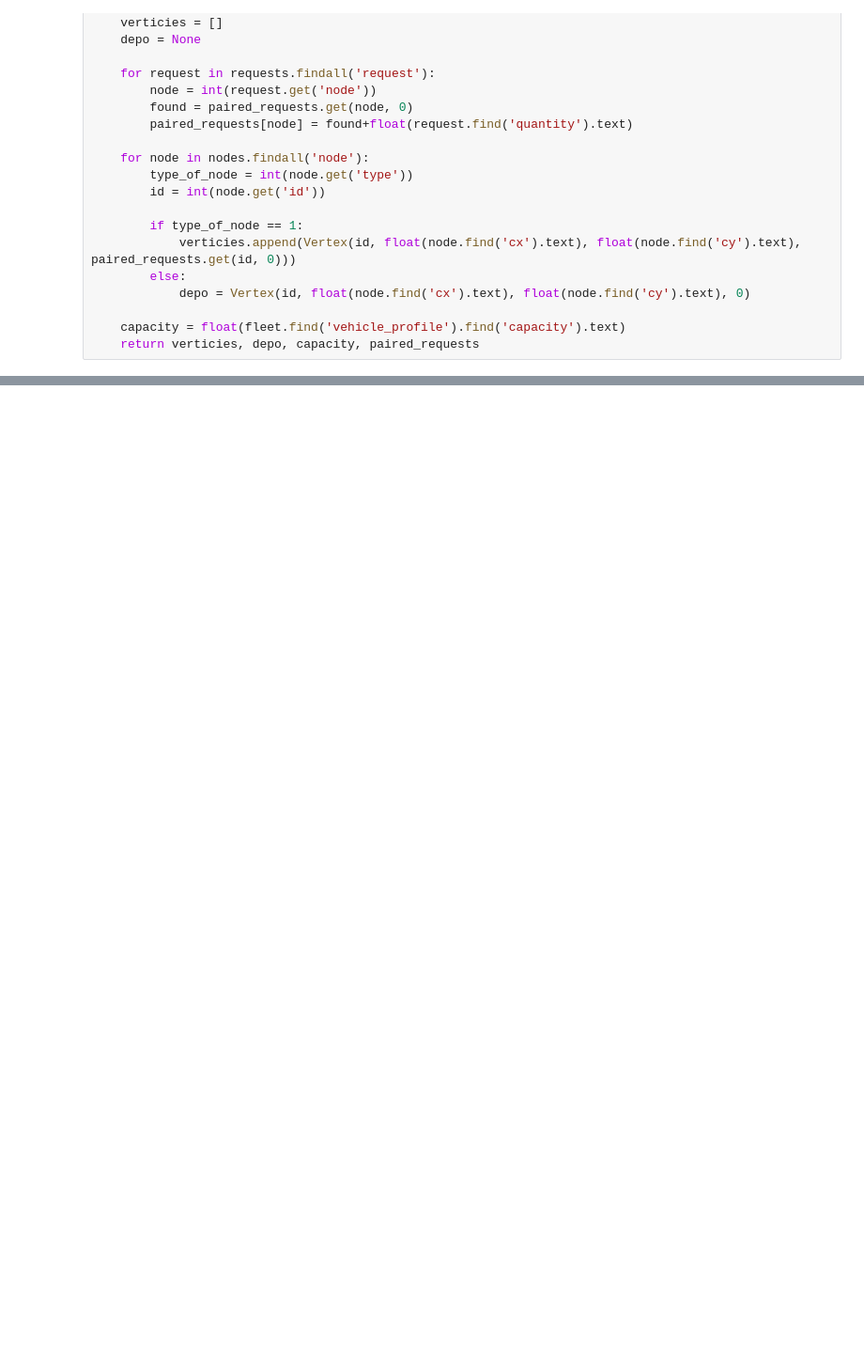
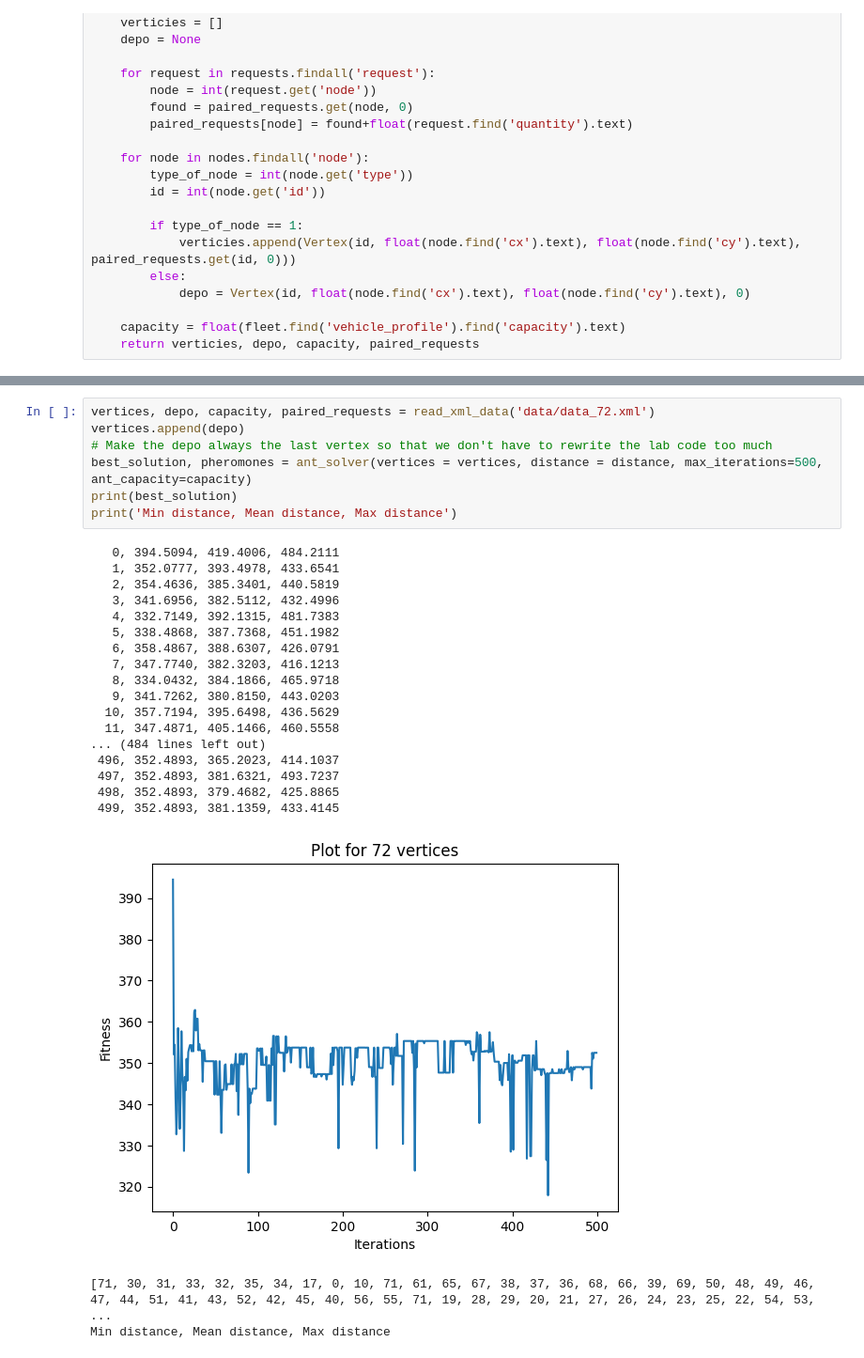
Before and after one commit to Neathac/Nature-inspired-algs, a Jupyter notebook: hw3/hw3_sol.ipynb, the cells around one changed output, grey strips where cells are left out. Shown at 94% size. Saved outputs shown, nothing was run; the diff lists cells and outputs as text; blank space fills up the shorter version.

```diff
--- a/hw3/hw3_sol.ipynb
+++ b/hw3/hw3_sol.ipynb
@@ -213,0 +245,28 @@ Fitness:  2768.1004998227104
+# %%
+vertices, depo, capacity, paired_requests = read_xml_data('data/data_72.xml')
+vertices.append(depo)
+# Make the depo always the last vertex so that we don't have to rewrite the lab code too much
+best_solution, pheromones = ant_solver(vertices = vertices, distance = distance, max_iterations=500, ant_capacity=capacity)
+print(best_solution)
+print('Min distance, Mean distance, Max distance')
+# %% [output]
+   0, 394.5094, 419.4006, 484.2111
+   1, 352.0777, 393.4978, 433.6541
+   2, 354.4636, 385.3401, 440.5819
+   3, 341.6956, 382.5112, 432.4996
+   4, 332.7149, 392.1315, 481.7383
+   5, 338.4868, 387.7368, 451.1982
+   6, 358.4867, 388.6307, 426.0791
+   7, 347.7740, 382.3203, 416.1213
+   8, 334.0432, 384.1866, 465.9718
+   9, 341.7262, 380.8150, 443.0203
+  10, 357.7194, 395.6498, 436.5629
+  11, 347.4871, 405.1466, 460.5558
+... (484 lines left out)
+ 496, 352.4893, 365.2023, 414.1037
+ 497, 352.4893, 381.6321, 493.7237
+ 498, 352.4893, 379.4682, 425.8865
+ 499, 352.4893, 381.1359, 433.4145
+[figure, added]
+[71, 30, 31, 33, 32, 35, 34, 17, 0, 10, 71, 61, 65, 67, 38, 37, 36, 68, 66, 39, 69, 50, 48, 49, 46, 47, 44, 51, 41, 43, 52, 42, 45, 40, 56, 55, 71, 19, 28, 29, 20, 21, 27, 26, 24, 23, 25, 22, 54, 53,  ...
+Min distance, Mean distance, Max distance
```
Also changed, not shown: parts of 8 cells of this notebook, 9 other files.
